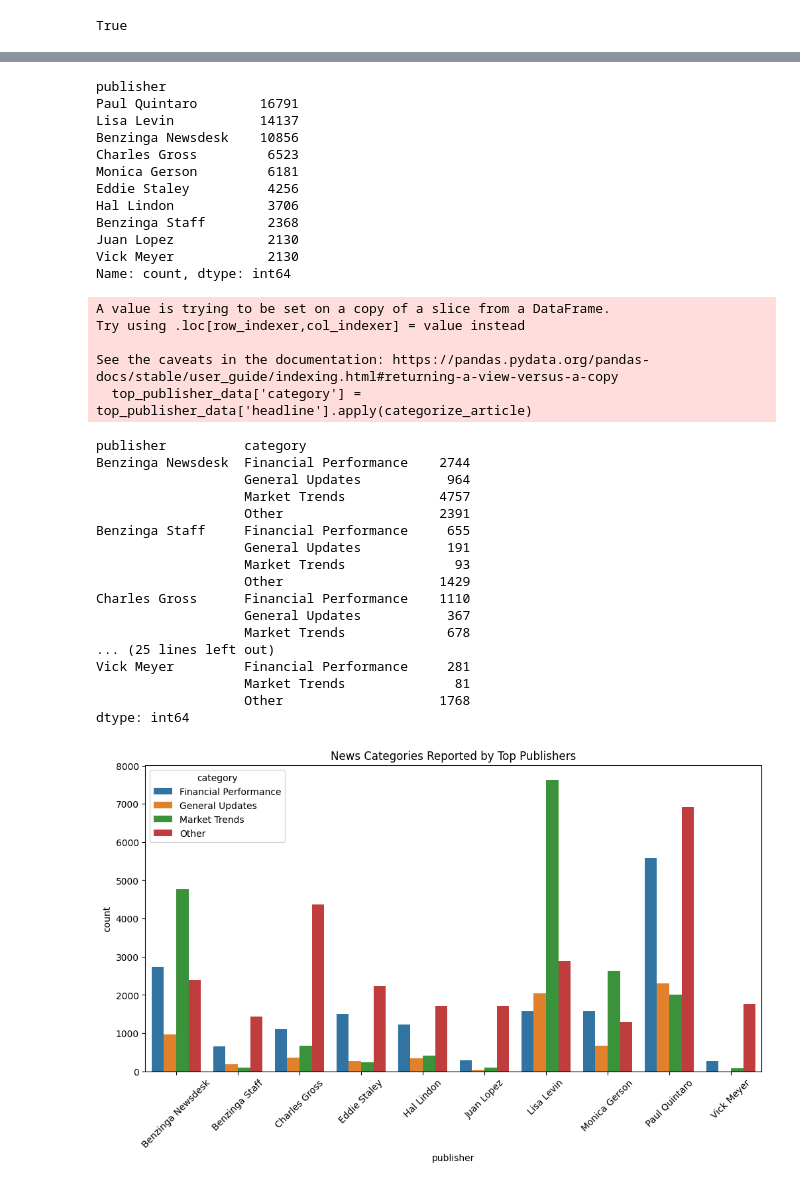
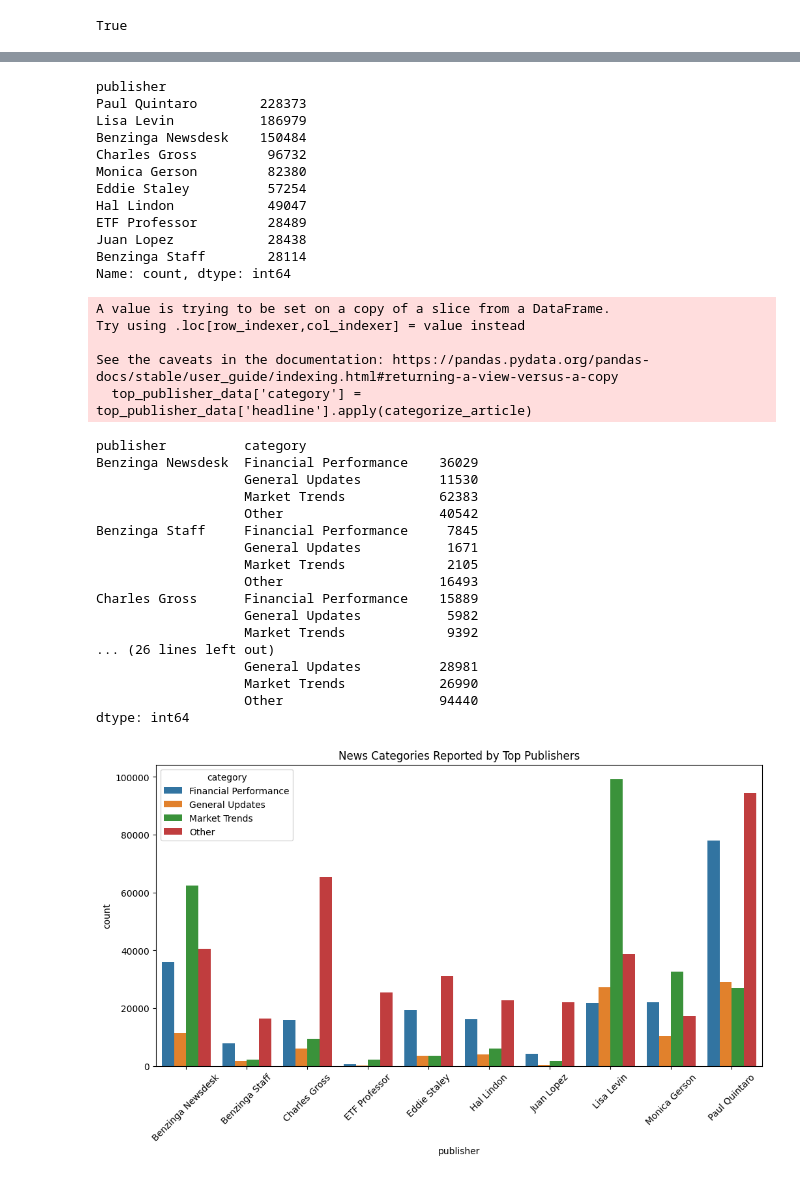
Before and after one commit to yohannesalex/stock-market-predictions, a Jupyter notebook: notebooks/EDA_news.ipynb, the cells around one changed output, grey strips where cells are left out. Saved outputs shown, nothing was run; the diff lists cells and outputs as text; code cells hidden in the pictures.

```diff
--- a/notebooks/EDA_news.ipynb
+++ b/notebooks/EDA_news.ipynb
@@ -123,6 +108,6 @@ def assign_sentiment_label(polarity):
     else:
         return 'Neutral'
 
-sample_data['sentiment_label'] = sample_data['headline'].apply(lambda headline: assign_sentiment_label(TextBlob(headline).sentiment.polarity))
-sample_data.head()
+data['sentiment_label'] = data['headline'].apply(lambda headline: assign_sentiment_label(TextBlob(headline).sentiment.polarity))
+data.head()
 # %% [output]
@@ -151,6 +131,6 @@ def preprocess_text(text):
     return " ".join(tokens)
 
 # Apply preprocessing to the headlines
-sample_data['cleaned_headline'] = sample_data['headline'].apply(preprocess_text)
-sample_data.head()
+data['cleaned_headline'] = data['headline'].apply(preprocess_text)
+data.head()
 # %% [output]
@@ -214,13 +189,11 @@ Topic 5: morning, lows, industry, new, highs, hit, midday, market, 52week, stock
 # %%
 
-
-# Assuming your data has 'published_time' as a timestamp column
-
 # Extract time components
-sample_data['to_date'] = sample_data['date'].dt.date
-sample_data['to_hour'] = sample_data['date'].dt.hour
-sample_data['to_day_of_week'] = sample_data['date'].dt.day_name()
+data['to_date'] = data['date'].dt.date
+data['to_hour'] = data['date'].dt.hour
+data['to_day_of_week'] = data['date'].dt.day_name()
 
 # Group by date for daily frequency
-daily_publications = sample_data.groupby('date').size()
+daily_publications = data.groupby('date').size()
+data.head()
 # %% [output]
@@ -291,27 +242,27 @@ plt.show()
 # %%
 # Count articles by publisher
-top_publishers = sample_data['publisher'].value_counts().head(10)
+top_publishers = data['publisher'].value_counts().head(10)
 
 print(top_publishers)
 # %% [output]
 publisher
-Paul Quintaro        16791
-Lisa Levin           14137
-Benzinga Newsdesk    10856
-Charles Gross         6523
-Monica Gerson         6181
-Eddie Staley          4256
-Hal Lindon            3706
-Benzinga Staff        2368
-Juan Lopez            2130
-Vick Meyer            2130
+Paul Quintaro        228373
+Lisa Levin           186979
+Benzinga Newsdesk    150484
+Charles Gross         96732
+Monica Gerson         82380
+Eddie Staley          57254
+Hal Lindon            49047
+ETF Professor         28489
+Juan Lopez            28438
+Benzinga Staff        28114
 Name: count, dtype: int64
 # %%
 # Get the list of top 10 publishers
 top_publisher_list = top_publishers.index
 
 # Filter the data for only the top publishers
-top_publisher_data = sample_data[sample_data['publisher'].isin(top_publisher_list)]
+top_publisher_data = data[data['publisher'].isin(top_publisher_list)]
 
 # Function to categorize articles
 def categorize_article(headline):
@@ -322,49 +273,49 @@ def categorize_article(headline):
     elif any(keyword in headline.lower() for keyword in ['update', 'top', 'reports']):
         return 'General Updates'
     else:
         return 'Other'
 
 # Apply the categorization
 top_publisher_data['category'] = top_publisher_data['headline'].apply(categorize_article)
 
 # Group by publisher and category to analyze distribution
 publisher_category_distribution = top_publisher_data.groupby(['publisher', 'category']).size()
 print(publisher_category_distribution)
 
 
 # Reset the index for easier plotting
 publisher_category_distribution = publisher_category_distribution.reset_index(name='count')
 
 # Plot the data
 plt.figure(figsize=(12, 6))
 sns.barplot(data=publisher_category_distribution, x='publisher', y='count', hue='category')
 plt.title('News Categories Reported by Top Publishers')
 plt.xticks(rotation=45)
 plt.show()
 # %% [output]
 A value is trying to be set on a copy of a slice from a DataFrame.
 Try using .loc[row_indexer,col_indexer] = value instead
 
 See the caveats in the documentation: https://pandas.pydata.org/pandas-docs/stable/user_guide/indexing.html#returning-a-view-versus-a-copy
   top_publisher_data['category'] = top_publisher_data['headline'].apply(categorize_article)
 publisher          category
-Benzinga Newsdesk  Financial Performance    2744
-                   General Updates           964
-                   Market Trends            4757
-                   Other                    2391
-Benzinga Staff     Financial Performance     655
-                   General Updates           191
-                   Market Trends              93
-                   Other                    1429
-Charles Gross      Financial Performance    1110
-                   General Updates           367
-                   Market Trends             678
-... (25 lines left out)
-Vick Meyer         Financial Performance     281
-                   Market Trends              81
-                   Other                    1768
+Benzinga Newsdesk  Financial Performance    36029
+                   General Updates          11530
+                   Market Trends            62383
+                   Other                    40542
+Benzinga Staff     Financial Performance     7845
+                   General Updates           1671
+                   Market Trends             2105
+                   Other                    16493
+Charles Gross      Financial Performance    15889
+                   General Updates           5982
+                   Market Trends             9392
+... (26 lines left out)
+                   General Updates          28981
+                   Market Trends            26990
+                   Other                    94440
 dtype: int64
-[figure, old version]
+[figure, new version]
 # %%
 import re
 
```
Also changed, not shown: parts of 14 cells of this notebook.
